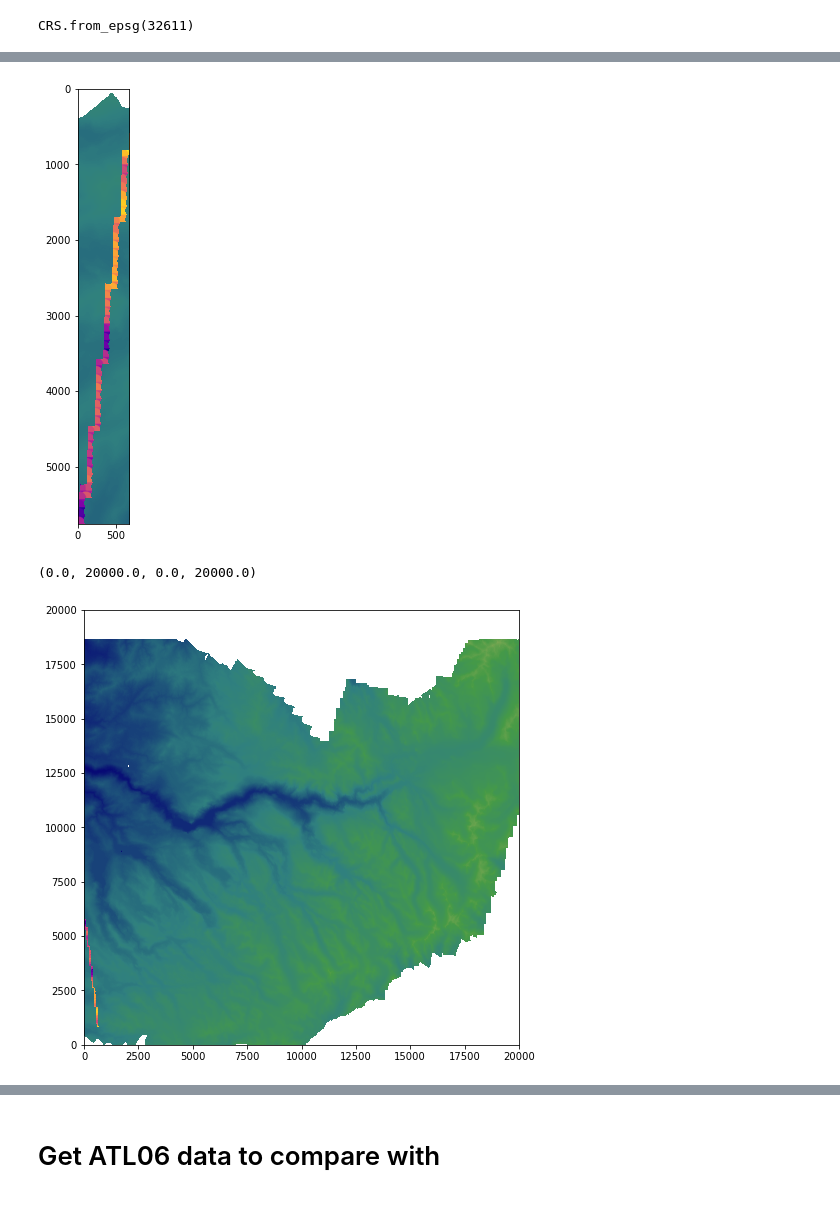
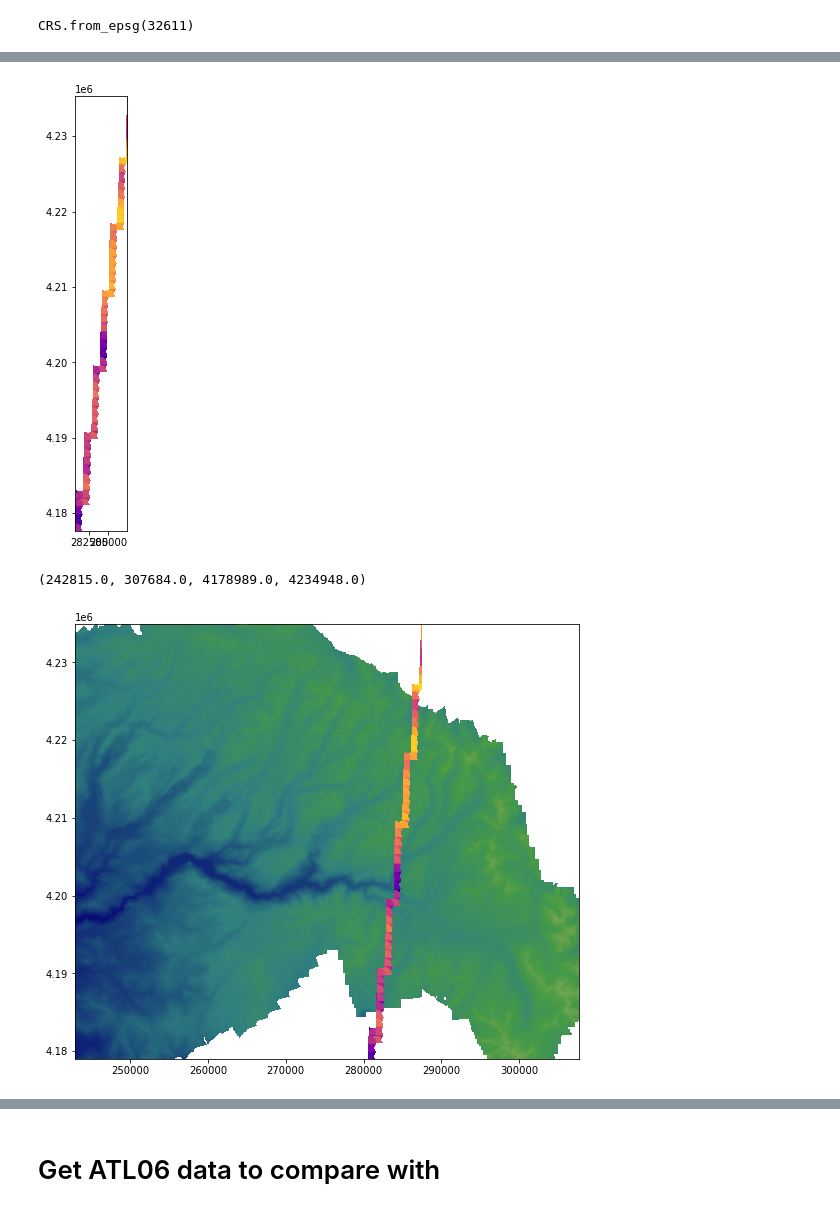
Before and after one commit to ICESAT-2HackWeek/SeasonalSnow, a Jupyter notebook: contributors/Nina/pdal_test.ipynb, the cells around one changed output, grey strips where cells are left out. Drawn from its saved outputs; the diff is of its cells as text; code cells hidden in the pictures.

Commit message:
added plots

```diff
--- a/contributors/Nina/pdal_test.ipynb
+++ b/contributors/Nina/pdal_test.ipynb
@@ -172,8 +117,8 @@ PROJCRS["WGS 84 / UTM zone 11N",
 # %%
-ds = rio.open(outdir+'processed_ATL03_20191008182255_01810506_003_01_gt1r_xyz_conf.tif')
-dem = ds.read(3)
+ds_pdal = rio.open(outdir+'processed_ATL03_20191008182255_01810506_003_01_gt1r_xyz_conf.tif')
+dem = ds_pdal.read(3)
 dem = np.ma.masked_equal(dem,-9999)
-xmin,ymin,xmax,ymax = ds.bounds
+xmin2,ymin2,xmax2,ymax2 = ds.bounds
 ds.crs
 # %% [output]
 CRS.from_epsg(32611)
@@ -224,18 +131,18 @@ NameError: name 'big_gdf' is not defined
 # %%
 fig,ax = plt.subplots(figsize=(10,8))
-im = rio.plot.show(ASOdem, ax=ax,cmap='gist_earth')
-i = rio.plot.show(dem, ax=ax,cmap='plasma')
+#im = rio.plot.show(ASOdem, ax=ax,cmap='gist_earth')
+i = rio.plot.show(dem, ax=ax,cmap='plasma',extent=[xmin2,xmax2,ymin2,ymax2])
 #ax.axis((xmin+100, xmax+100, ymin+100, ymax+100))
 #ax.colorbar(dem,label='Elevation [m]')
 # %% [output]
-[figure, old version]
+[figure, new version]
 # %%
 fig,ax = plt.subplots(figsize=(10,8))
-im = rio.plot.show(ASOdem, ax=ax,cmap='gist_earth')
-i = rio.plot.show(dem, ax=ax,cmap='plasma')
-ax.axis((0, 20000, 0, 20000))
+im = rio.plot.show(ASOdem, ax=ax,cmap='gist_earth',extent=[xmin,xmax,ymin,ymax])
+i = rio.plot.show(dem, ax=ax,cmap='plasma',extent=[xmin2,xmax2,ymin2,ymax2])
+ax.axis((xmin+100, xmax+100, ymin+100, ymax+100))
 # %% [output]
-(0.0, 20000.0, 0.0, 20000.0)
+(242815.0, 307684.0, 4178989.0, 4234948.0)
-[figure, old version]
+[figure, new version]
 # %%
 ds.meta
```
Also changed, not shown: parts of 29 cells of this notebook.
